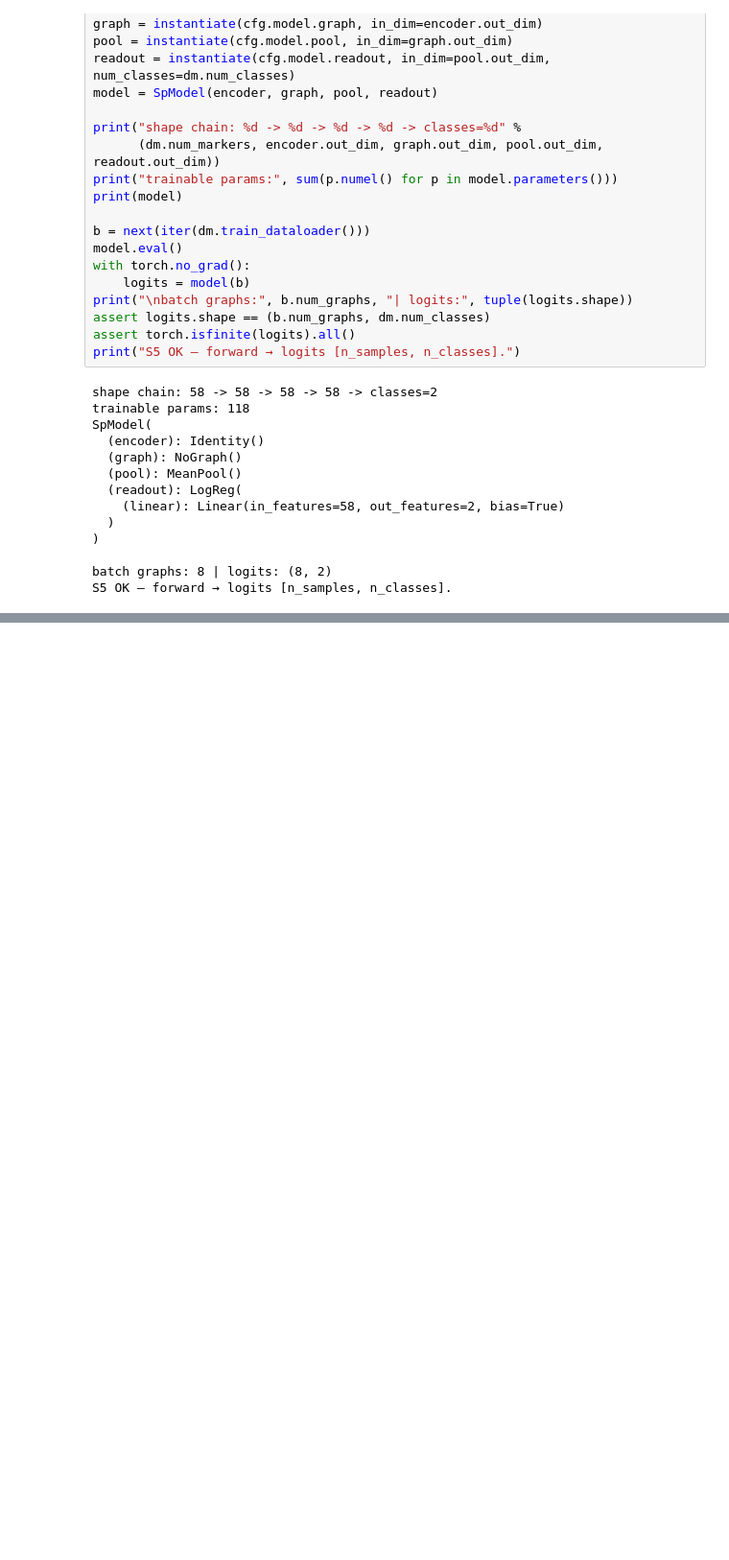
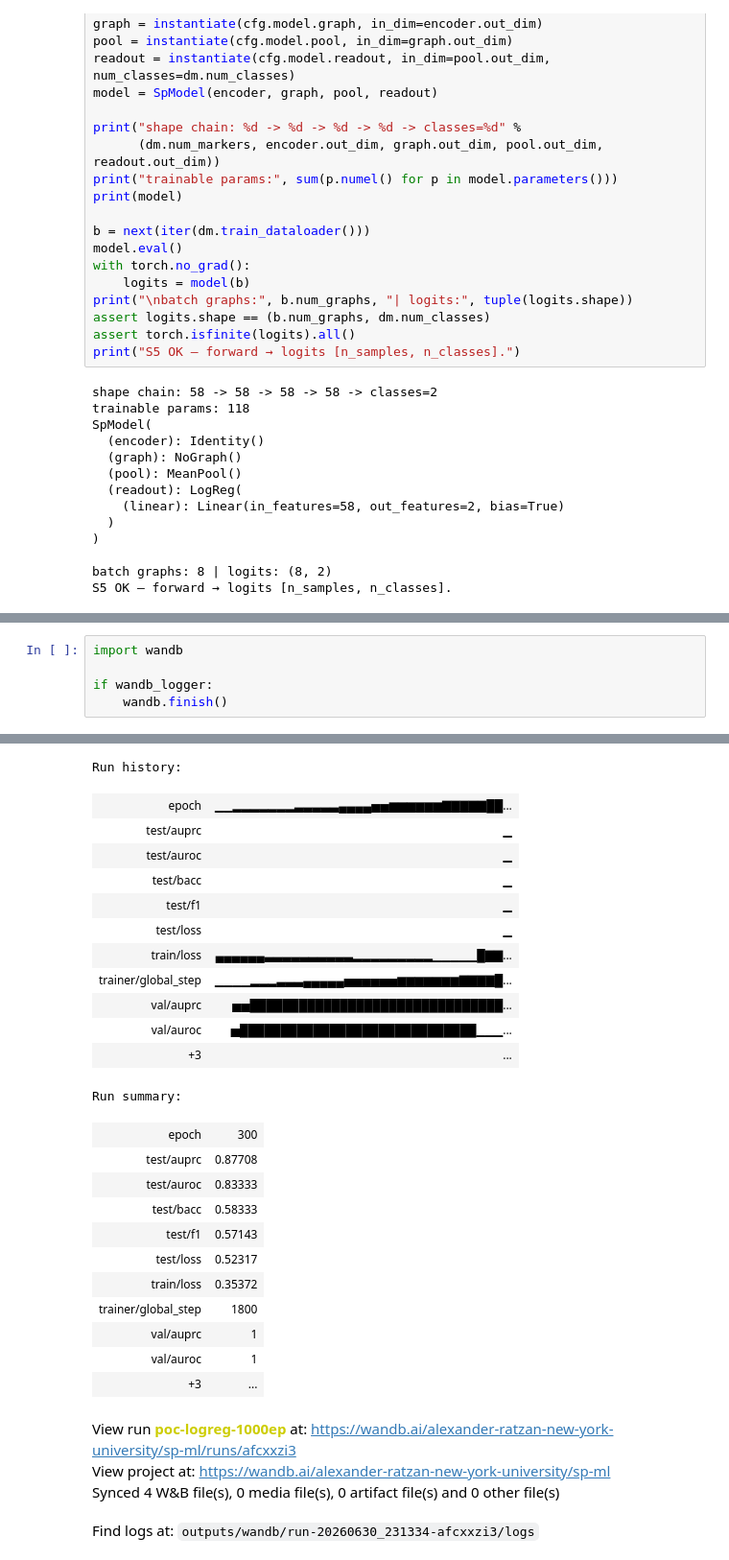
Before and after one commit to alexander-ratzan/sp-ml, a Jupyter notebook: notebooks/poc/bag_of_cells.ipynb, the cells around one changed output, grey strips where cells are left out. Shown at 96% size. Cells and saved outputs as stored; diff of their text form; blank space fills up the shorter version.

```diff
--- a/notebooks/poc/bag_of_cells.ipynb
+++ b/notebooks/poc/bag_of_cells.ipynb
@@ -243,0 +341,6 @@ S6 OK — Checkpoint 0: spine trains end to end; patient-level metrics computed.
+# %%
+import wandb
+
+if wandb_logger:
+    wandb.finish()
+# %% [output]
@@ -243,0 +348,28 @@ S6 OK — Checkpoint 0: spine trains end to end; patient-level metrics computed.
+Run history:
+| epoch | ▁▁▂▂▂▂▂▂▂▃▃▃▃▃▄▄▄▄▅▅▆▆▆▆▆▆▇▇▇▇▇██... |
+| test/auprc | ▁ |
+| test/auroc | ▁ |
+| test/bacc | ▁ |
+| test/f1 | ▁ |
+| test/loss | ▁ |
+| train/loss | ▄▄▄▄▄▄▃▃▃▃▃▃▃▃▃▃▂▂▂▂▂▂▂▂▂▁▁▁▁▁█▇▇... |
+| trainer/global_step | ▁▁▁▁▂▂▂▃▃▃▄▄▄▄▄▅▅▅▅▅▅▆▆▆▆▆▆▆▇▇▇▇█... |
+| val/auprc | ▅▅███████████████████████████████... |
+| val/auroc | ▅█████████████████████████████▁▁▁... |
+| +3 | ... |
+Run summary:
+| epoch | 300 |
+| test/auprc | 0.87708 |
+| test/auroc | 0.83333 |
+| test/bacc | 0.58333 |
+| test/f1 | 0.57143 |
+| test/loss | 0.52317 |
+| train/loss | 0.35372 |
+| trainer/global_step | 1800 |
+| val/auprc | 1 |
+| val/auroc | 1 |
+| +3 | ... |
+View run poc-logreg-1000ep at: https://wandb.ai/alexander-ratzan-new-york-university/sp-ml/runs/afcxxzi3
+View project at: https://wandb.ai/alexander-ratzan-new-york-university/sp-ml
+Synced 4 W&B file(s), 0 media file(s), 0 artifact file(s) and 0 other file(s)
+Find logs at: outputs/wandb/run-20260630_231334-afcxxzi3/logs
```
Also changed, not shown: parts of 10 cells of this notebook, 18 other files.
